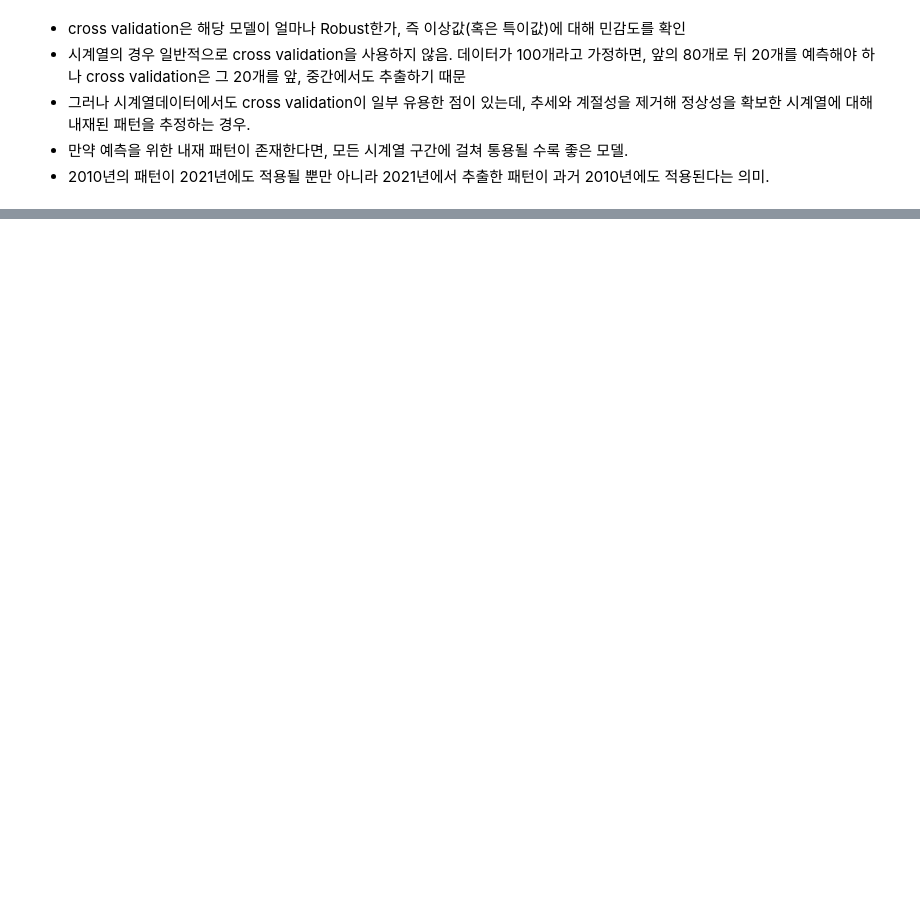
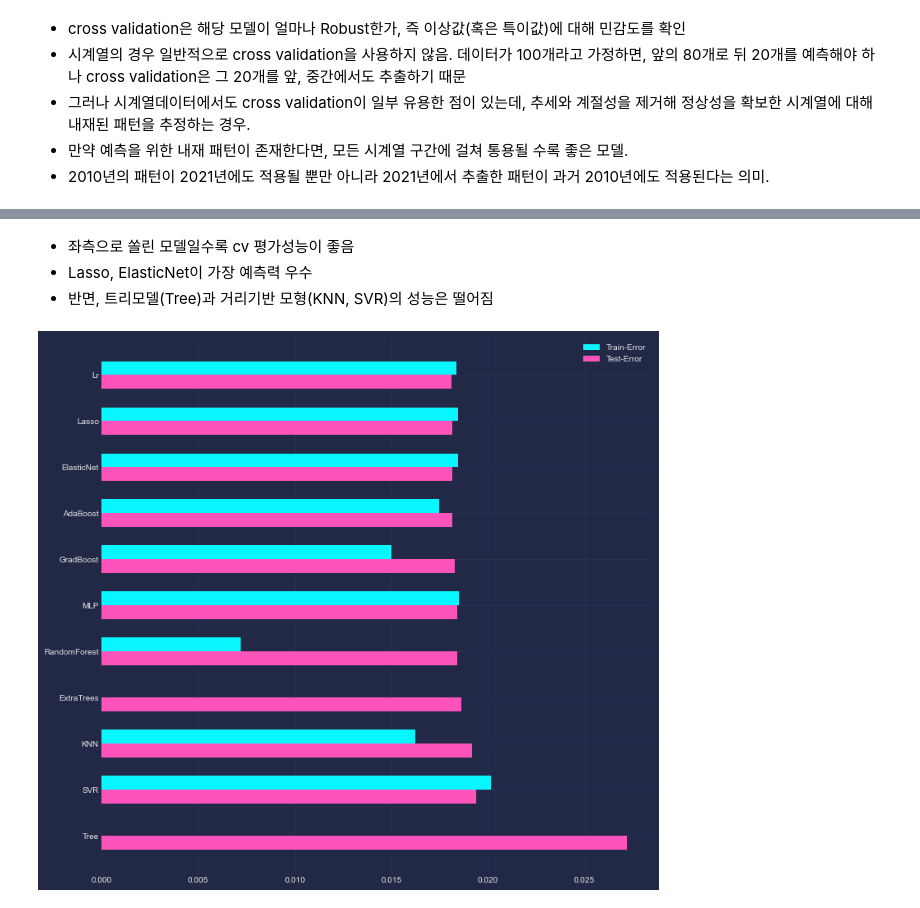
Before and after one commit to sw-song/ts-analysis, a Jupyter notebook: tutorials/02_predict_price.ipynb, the cells around one changed output, grey strips where cells are left out. Saved outputs shown, nothing was run; the diff lists cells and outputs as text; code cells hidden in the pictures; blank space fills up the shorter version.

```diff
--- a/tutorials/02_predict_price.ipynb
+++ b/tutorials/02_predict_price.ipynb
@@ -664,0 +675,23 @@ Start to build a "MLP" model..
+# %% [markdown]
+- 좌측으로 쏠린 모델일수록 cv 평가성능이 좋음
+- Lasso, ElasticNet이 가장 예측력 우수
+- 반면, 트리모델(Tree)과 거리기반 모형(KNN, SVR)의 성능은 떨어짐
+# %%
+sort_idx = np.argsort(res_test)[::-1]
+
+data_labels = np.array(x_labels)[sort_idx]
+data_train = np.array(res_train)[sort_idx]
+data_test = np.array(res_test)[sort_idx]
+# %%
+plt.figure(figsize=(12,12))
+
+bar_width = 0.3
+plt.barh(y=x_loc+bar_width/2, height=bar_width, width=data_train, label='Train-Error')
+plt.barh(y=x_loc-bar_width/2, height=bar_width, width=data_test, label='Test-Error')
+
+plt.yticks(x_loc, data_labels)
+plt.legend()
+
+plt.show()
+# %% [output]
+[figure, added]
```
Also changed, not shown: parts of 18 cells of this notebook.
